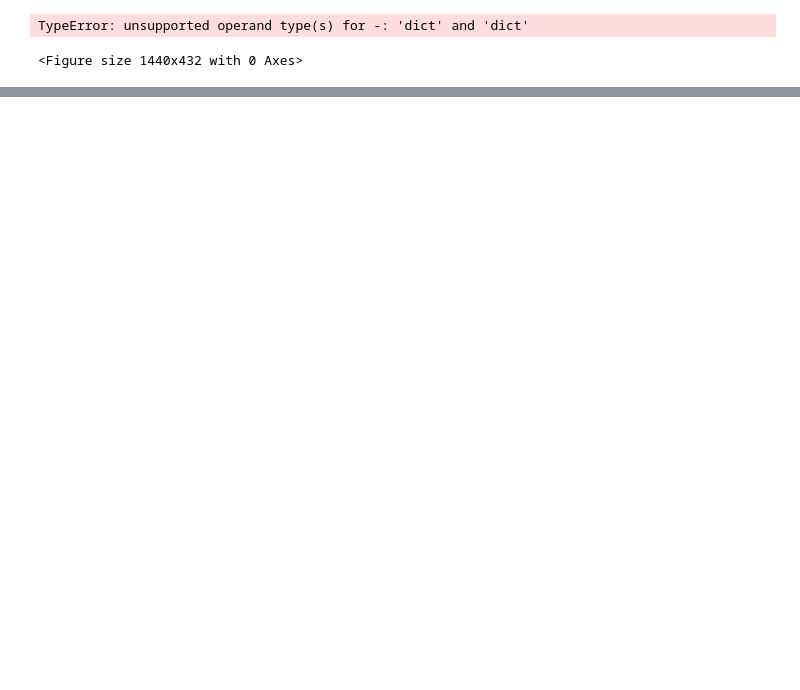
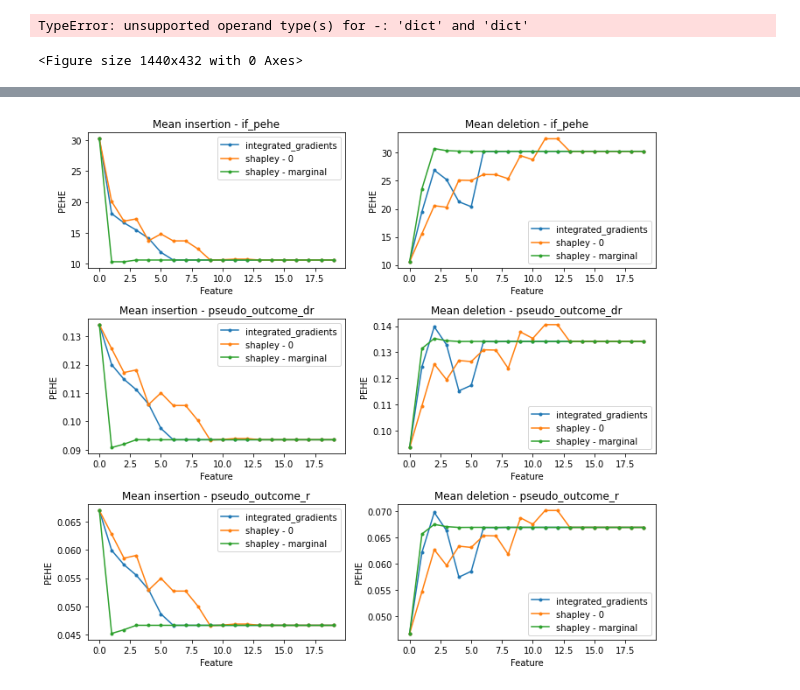
Before and after one commit to q8888620002/LIFT-XAI, a Jupyter notebook: notebooks/insertion_deletion_cate.ipynb, the cells around one changed output, grey strips where cells are left out. Saved outputs shown, nothing was run; the diff lists cells and outputs as text; code cells hidden in the pictures; blank space fills up the shorter version.

```diff
--- a/notebooks/insertion_deletion_cate.ipynb
+++ b/notebooks/insertion_deletion_cate.ipynb
@@ -122,0 +123,79 @@ plt.show()
+# %%
+explainers = [
+    "integrated_gradients",
+    "shapley_value_sampling",
+    "naive_shap"
+]
+
+selection_types = [
+    "if_pehe",
+    "pseudo_outcome_dr",
+    "pseudo_outcome_r"
+]
+
+# Initialize dictionaries to store all results
+insertion_results_all = {exp: {sel: [] for sel in selection_types} for exp in explainers}
+deletion_results_all = {exp: {sel: [] for sel in selection_types} for exp in explainers}
+
+# Loop over the different files
+for file_num in range(10):  # assuming there are 5 files, from 0 to 4
+
+    if file_num not in [1]:
+
+        for selection_type in selection_types:
+            file_path = f"../results/ist3/insertion_deletion_xlearner_{file_num}.pkl"
+            results = pkl.load(open(file_path,'rb'))
+
+            for exp_index, exp in enumerate(explainers):
+                insertion_results_all[exp][selection_type].append((results[exp_index][2][selection_type]))
+                deletion_results_all[exp][selection_type].append((results[exp_index][3][selection_type]))
+
+fig, axs = plt.subplots(len(selection_types), 2, figsize=(10, 3*len(selection_types)))
+
+# Calculate and plot mean results
+
+for i, selection_type in enumerate(selection_types):
+    for exp in explainers:
+
+        if exp == "shapley_value_sampling":
+            label = "shapley - 0"
+        elif exp == "naive_shap":
+            label = "shapley - marginal"
+        else:
+            label = exp
+
+        insertion_results_mean = np.mean(insertion_results_all[exp][selection_type], axis=0)
+        insertion_results_std = np.std(insertion_results_all[exp][selection_type], axis=0)
+
+        deletion_results_mean = np.mean(deletion_results_all[exp][selection_type], axis=0)
+        deletion_results_std = np.std(deletion_results_all[exp][selection_type], axis=0)
+
+        features_num = len(insertion_results_mean)
+
+        axs[i, 0].plot([j for j in range(features_num)],
+                 insertion_results_mean,
+                 '-o',
+                 markersize=3,
+                 label=f'{label}')
+
+        axs[i, 0].set_title(f"Mean insertion - {selection_type}")
+        axs[i, 0].set_xlabel('Feature')
+        axs[i, 0].set_ylabel('PEHE')
+
+        axs[i, 1].plot([j for j in range(features_num)],
+                 deletion_results_mean,
+                 '-o',
+                 markersize=3,
+                 label=f'{label}')
+
+        axs[i, 1].set_title(f"Mean deletion - {selection_type}")
+        axs[i, 1].set_xlabel('Feature')
+        axs[i, 1].set_ylabel('PEHE')
+
+        axs[i, 0].legend(loc='upper right')
+        axs[i, 1].legend(loc='lower right')
+
+plt.tight_layout()
+plt.show()
+# %% [output]
+[figure, added]
```
Also changed, not shown: parts of 1 cell of this notebook, 6 other files.
